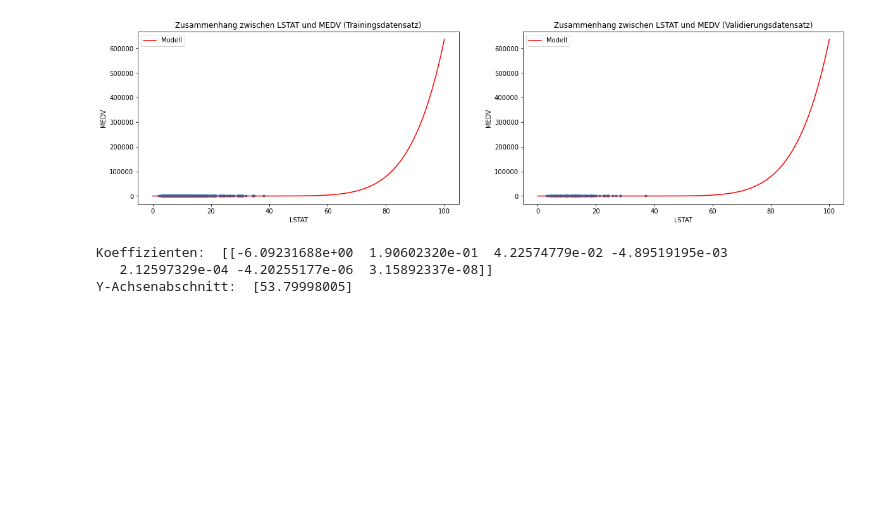
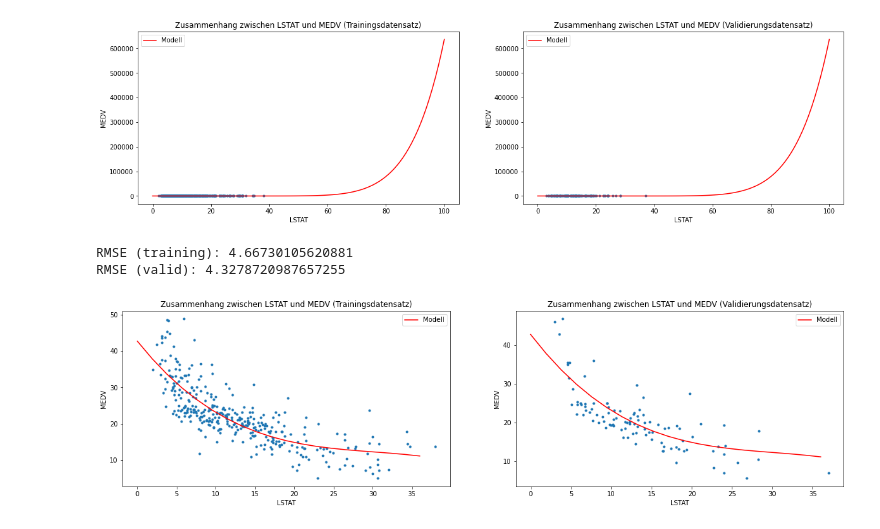
Before and after one commit to MarcelDeSutter/udemy_machine_learning, a Jupyter notebook: notebooks/01-02_Erstes_Beispielprojekt.ipynb, the cells around one changed output. Cells and saved outputs as stored; diff of their text form; code cells hidden in the pictures; blank space fills up the shorter version.

```diff
--- a/notebooks/01-02_Erstes_Beispielprojekt.ipynb
+++ b/notebooks/01-02_Erstes_Beispielprojekt.ipynb
@@ -192,7 +199,7 @@ y_val = np.array(val["MEDV"]).reshape(val["MEDV"].size, 1)
 # %%
 from sklearn.linear_model import LinearRegression
 
-modell_rm = LinearRegression(fit_intercept = True)
+modell_rm = LinearRegression()
 modell_rm.fit(X_train_rm, y_train)
 
 print("Y-Achsenabschnitt: ", round(modell_rm.intercept_[0], 3))
@@ -320,10 +327,40 @@ ax1.set_ylabel("MEDV"); ax2.set_ylabel("MEDV")
 ax1.legend(); ax2.legend();
 # %% [output]
 [figure]
-# %%
-print("Koeffizienten: ", best_modell_lstat.coef_)
-print("Y-Achsenabschnitt: ", best_modell_lstat.intercept_)
-# %% [output]
-Koeffizienten:  [[-6.09231688e+00  1.90602320e-01  4.22574779e-02 -4.89519195e-03
-   2.12597329e-04 -4.20255177e-06  3.15892337e-08]]
-Y-Achsenabschnitt:  [53.79998005]
+# %%
+poly = PolynomialFeatures(degree = 3, include_bias = False)
+X_train_lstat_poly = poly.fit_transform(X_train_lstat)
+X_val_lstat_poly = poly.fit_transform(X_val_lstat)
+
+modell_lstat = LinearRegression()
+modell_lstat.fit(X_train_lstat_poly, y_train)
+
+train_rmse = np.sqrt(mean_squared_error(modell_lstat.predict(X_train_lstat_poly), y_train))
+val_rmse = np.sqrt(mean_squared_error(modell_lstat.predict(X_val_lstat_poly), y_val))
+
+print(f"RMSE (training): {train_rmse}")
+print(f"RMSE (valid): {val_rmse}")
+# %% [output]
+RMSE (training): 4.66730105620881
+RMSE (valid): 4.3278720987657255
+# %%
+fig, (ax1, ax2) = plt.subplots(1, 2, figsize = (20, 5))
+
+x_ = np.linspace(0, 36, 20).reshape(20, 1)
+poly = PolynomialFeatures(degree = 3, include_bias = False)
+
+x_poly = poly.fit_transform(x_)
+y_ = modell_lstat.predict(x_poly)
+
+ax1.scatter(train["LSTAT"], train["MEDV"], marker = ".", label = None)
+ax1.plot(x_, y_, color = "red", label = "Modell")
+ax2.scatter(val["LSTAT"], val["MEDV"], marker = ".", label = None)
+ax2.plot(x_, y_, color = "red", label = "Modell")
+
+ax1.set_title("Zusammenhang zwischen LSTAT und MEDV (Trainingsdatensatz)")
+ax2.set_title("Zusammenhang zwischen LSTAT und MEDV (Validierungsdatensatz)")
+ax1.set_xlabel("LSTAT"); ax2.set_xlabel("LSTAT")
+ax1.set_ylabel("MEDV"); ax2.set_ylabel("MEDV")
+ax1.legend(); ax2.legend();
+# %% [output]
+[figure, added]
```
Also changed, not shown: parts of 14 cells of this notebook.
